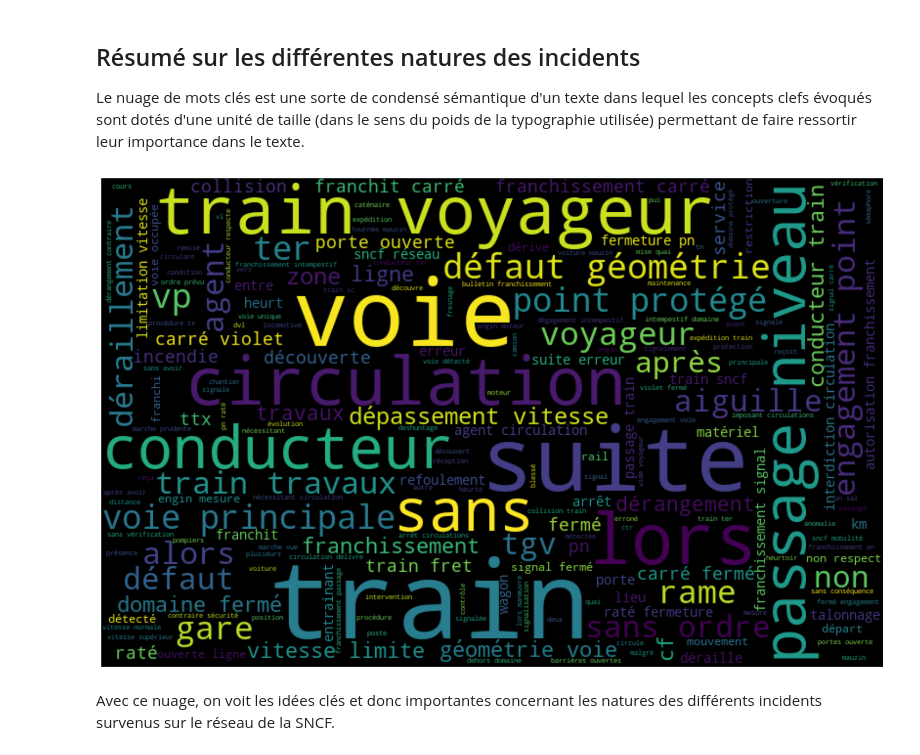
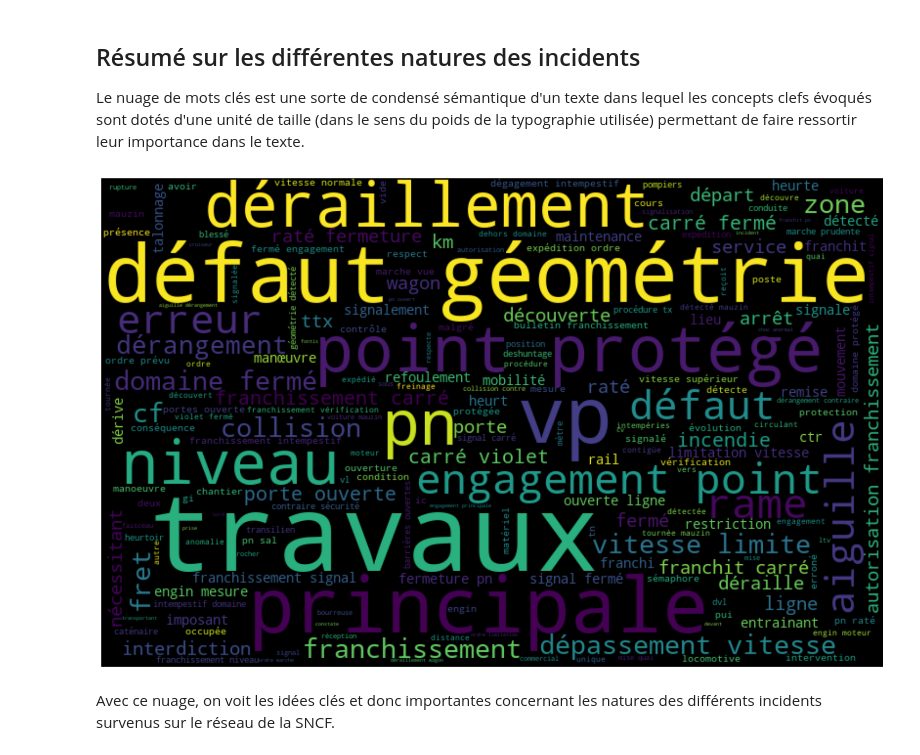
Before and after one commit to gbiaou/Projet_Python_SNCF, a Jupyter notebook: incidents_de_sécurité.ipynb, the cells around one changed output. Saved outputs shown, nothing was run; the diff lists cells and outputs as text; code cells hidden in the pictures.

Commit message:
visualisation après apurement

```diff
--- a/incidents_de_sécurité.ipynb
+++ b/incidents_de_sécurité.ipynb
@@ -132,29 +132,32 @@ Le nuage de mots clés est une sorte de condensé sémantique d'un texte dans le
 # %%
 ## Transformation de la variable nature en corpus de texte
 texte = str([i for i in incident.nature])
 texte = texte.lower() # mettre les mots en minuscule
 
 #Tokenisation
 words=nltk.word_tokenize(texte, language='french')
 
 #Elimination des signes de ponctuation
 words = [word for word in words if word.isalpha()]
 
 #Retrait des stopwords
-stop_words = set(stopwords.words('french'))
+stop_words_contexte=["train", "trains", "sncf", "ter", "après", "alors", "sans", "tgv", "réseau", "gare", "voie", "lors", "suite",
+"conducteur", "voyageur", "voyageurs", "circulation", "agent", "agents","passager", "passagers", "entre", "plusieurs", "entre",
+"circulations", "passage", "non", "avant", "voies", "circule", "plus"]
+stop_words = list(set(stopwords.words('french')))+stop_words_contexte
 words = [w for w in words if not w in stop_words]
 
 # Reconstitution du corpus après nettoyage
 wc =' '.join(words)
 
 # Wordcloud
 wordcloud = WordCloud(width=800, height=500,random_state=21, max_font_size=110).generate(wc)
 plt.figure(figsize=(19, 12))
 plt.imshow(wordcloud, interpolation="bilinear")
 plt.axis('off');
 plt.show()
 # %% [output]
-[figure, old version]
+[figure, new version]
 # %% [markdown]
 Avec ce nuage, on voit les idées clés et donc importantes concernant les natures des différents incidents survenus sur le réseau de la SNCF.
 # %% [markdown]
```
Also changed, not shown: parts of 1 cell of this notebook.
